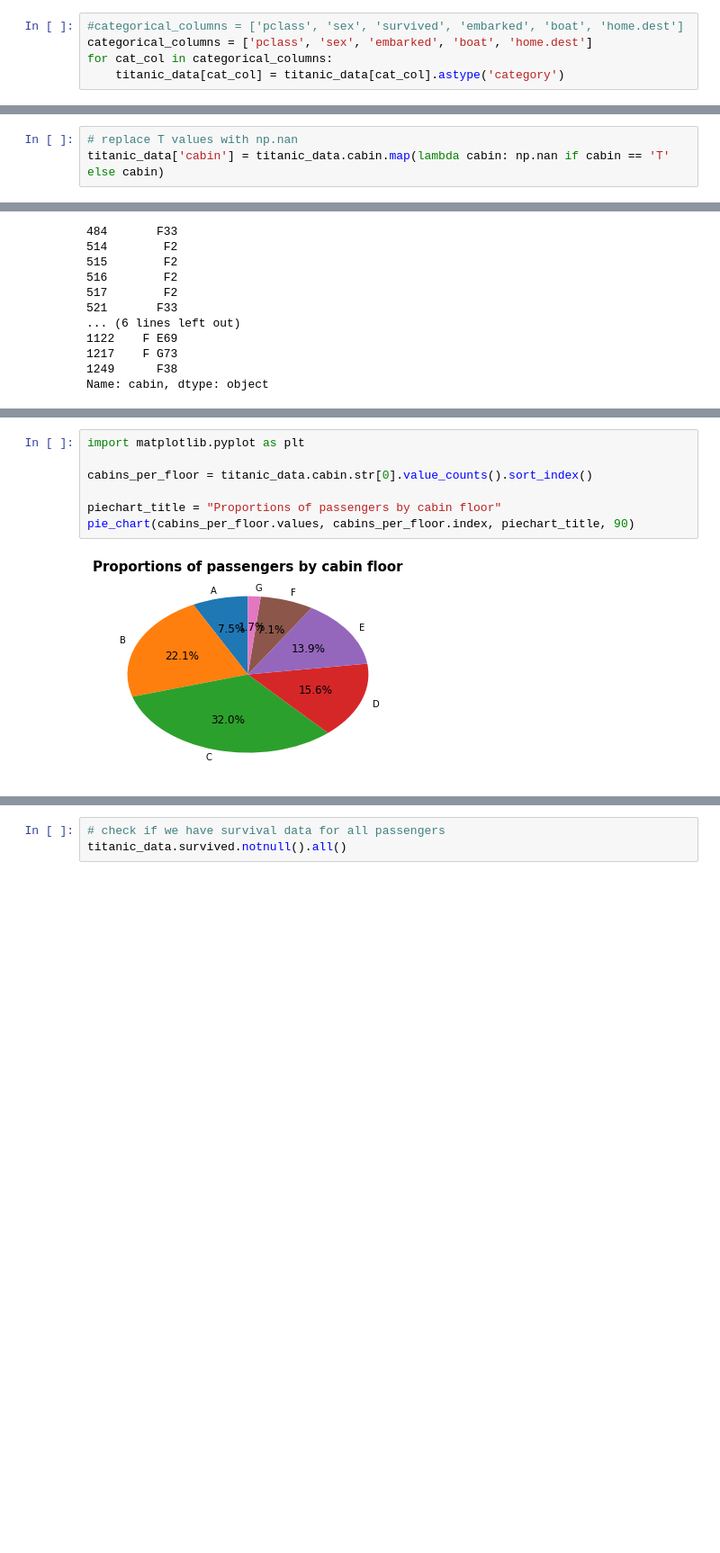
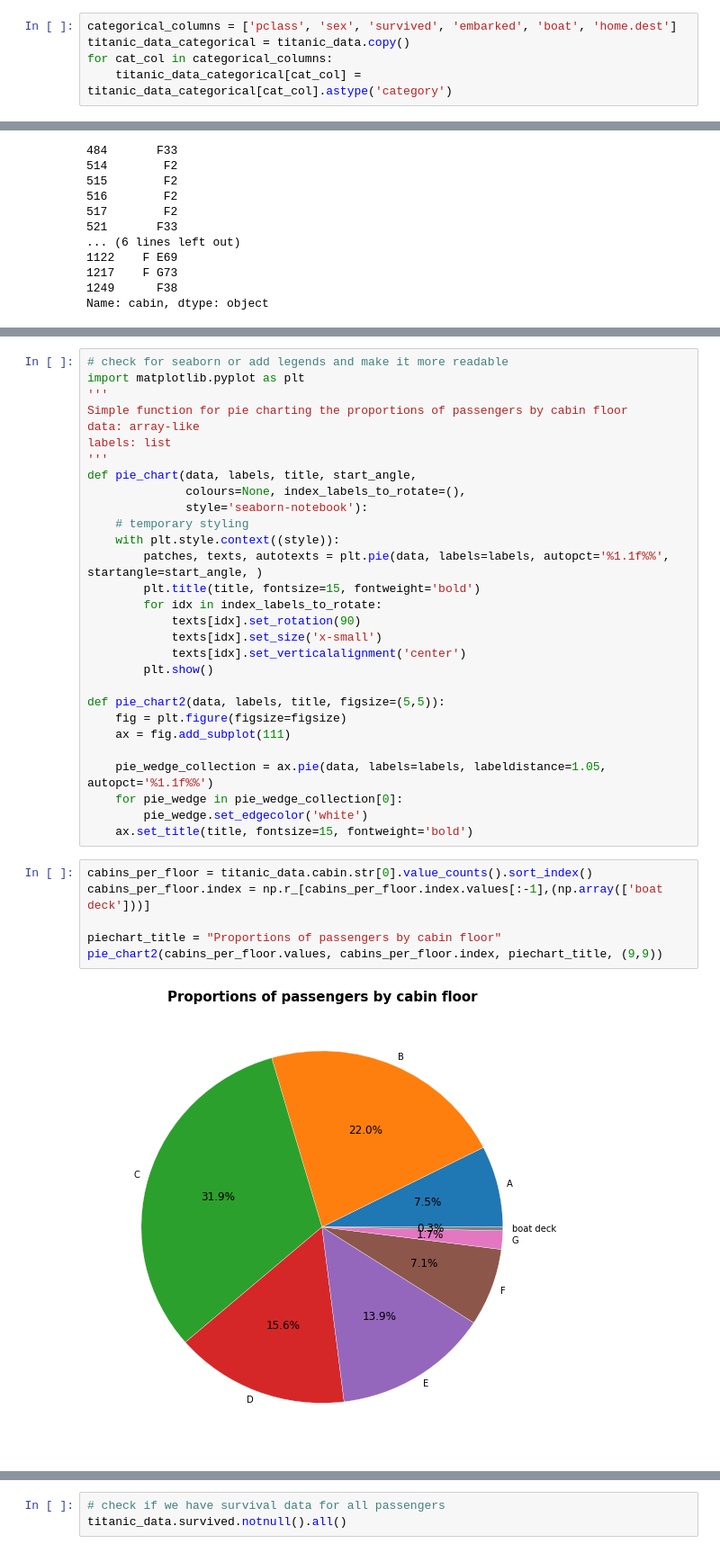
Before and after one commit to baetuc/ADA-CS-401, a Jupyter notebook: Homework 1.ipynb, the cells around one changed output, grey strips where cells are left out. Shown at 90% size. Drawn from its saved outputs; the diff is of its cells as text; blank space fills up the shorter version.

Commit message:
Added notebook with outputs. Improved task 3

```diff
--- a/Homework 1.ipynb
+++ b/Homework 1.ipynb
@@ -1136,8 +1185,8 @@ Type of data: int64
 Nr of bytes before cast: 10472
 Nr of bytes after  cast: 1333
 # %%
-#categorical_columns = ['pclass', 'sex', 'survived', 'embarked', 'boat', 'home.dest']
-categorical_columns = ['pclass', 'sex', 'embarked', 'boat', 'home.dest']
+categorical_columns = ['pclass', 'sex', 'survived', 'embarked', 'boat', 'home.dest']
+titanic_data_categorical = titanic_data.copy()
 for cat_col in categorical_columns:
-    titanic_data[cat_col] = titanic_data[cat_col].astype('category')
+    titanic_data_categorical[cat_col] = titanic_data_categorical[cat_col].astype('category')
 # %%
@@ -1288,9 +1357,6 @@ This format specifies a section of the F-deck: F E46
 This format specifies a section of the F-deck: F G73
 This format specifies a section of the F-deck: F E69
 This format specifies a section of the F-deck: F G73
-# %%
-# replace T values with np.nan
-titanic_data['cabin'] = titanic_data.cabin.map(lambda cabin: np.nan if cabin == 'T' else cabin)
 # %%
 # get a look at the values on F-deck
 titanic_data[titanic_data.cabin.str[0] == 'F'].cabin
@@ -1326,10 +1381,38 @@ def pie_chart(data, labels, title, start_angle, colours=None):
+# %%
+# check for seaborn or add legends and make it more readable
+import matplotlib.pyplot as plt
+'''
+Simple function for pie charting the proportions of passengers by cabin floor
+data: array-like
+labels: list
+'''
+def pie_chart(data, labels, title, start_angle,
+              colours=None, index_labels_to_rotate=(),
+              style='seaborn-notebook'):
+    # temporary styling
+    with plt.style.context((style)):
+        patches, texts, autotexts = plt.pie(data, labels=labels, autopct='%1.1f%%', startangle=start_angle, )
+        plt.title(title, fontsize=15, fontweight='bold')
+        for idx in index_labels_to_rotate:
+            texts[idx].set_rotation(90)
+            texts[idx].set_size('x-small')
+            texts[idx].set_verticalalignment('center')
+        plt.show()
+
+def pie_chart2(data, labels, title, figsize=(5,5)):
+    fig = plt.figure(figsize=figsize)
+    ax = fig.add_subplot(111)
+
+    pie_wedge_collection = ax.pie(data, labels=labels, labeldistance=1.05, autopct='%1.1f%%')
+    for pie_wedge in pie_wedge_collection[0]:
+        pie_wedge.set_edgecolor('white')
+    ax.set_title(title, fontsize=15, fontweight='bold')
 # %%
-import matplotlib.pyplot as plt
-
 cabins_per_floor = titanic_data.cabin.str[0].value_counts().sort_index()
+cabins_per_floor.index = np.r_[cabins_per_floor.index.values[:-1],(np.array(['boat deck']))]
 
 piechart_title = "Proportions of passengers by cabin floor"
-pie_chart(cabins_per_floor.values, cabins_per_floor.index, piechart_title, 90)
+pie_chart2(cabins_per_floor.values, cabins_per_floor.index, piechart_title, (9,9))
 # %% [output]
-[figure, old version]
+[figure, new version]
 # %% [markdown]
```
Also changed, not shown: parts of 76 cells of this notebook.
